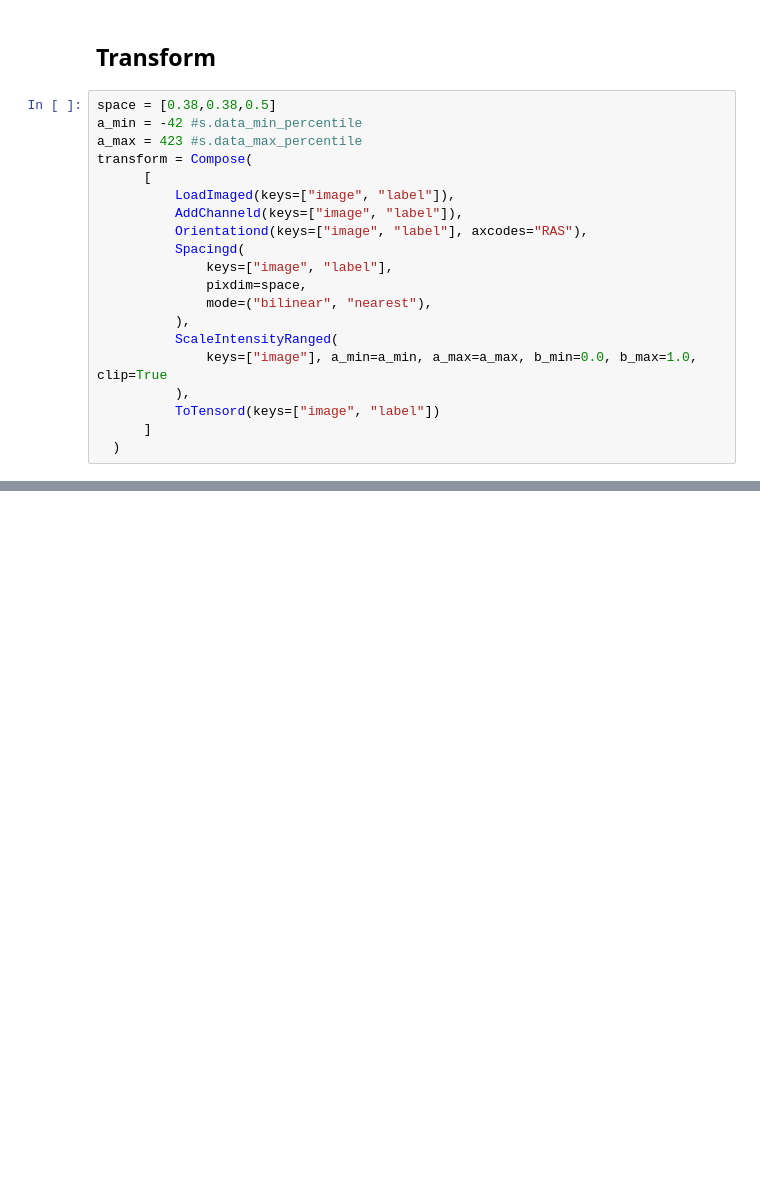
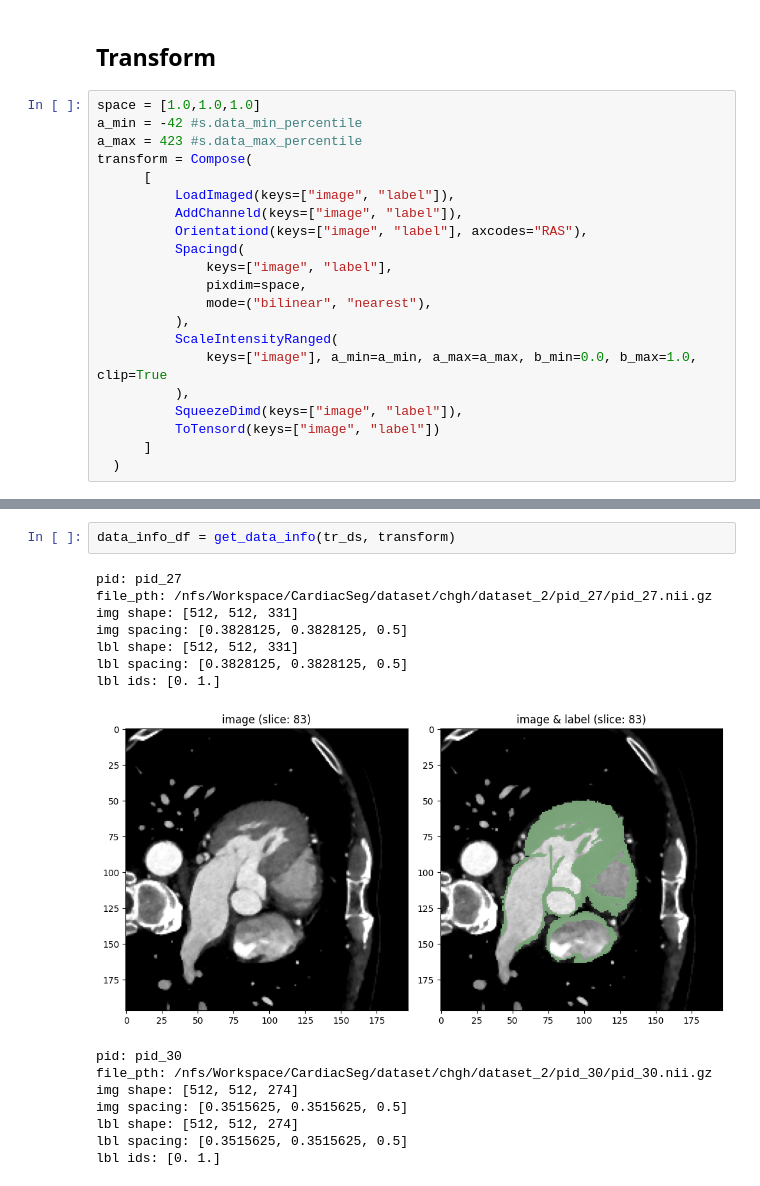
Before and after one commit to conflick0/CardiacSeg, a Jupyter notebook: exps/edas/chgh.ipynb, the cells around one changed output, grey strips where cells are left out. Cells and saved outputs as stored; diff of their text form; blank space fills up the shorter version.

```diff
--- a/exps/edas/chgh.ipynb
+++ b/exps/edas/chgh.ipynb
@@ -272,7 +200,7 @@ def show_data(data, alpha=0.5):
 # %% [markdown]
 ## Transform
 # %%
-space = [0.38,0.38,0.5]
+space = [1.0,1.0,1.0]
 a_min = -42 #s.data_min_percentile
 a_max = 423 #s.data_max_percentile
 transform = Compose(
@@ -288,6 +216,7 @@ transform = Compose(
           ScaleIntensityRanged(
               keys=["image"], a_min=a_min, a_max=a_max, b_min=0.0, b_max=1.0, clip=True
           ),
+          SqueezeDimd(keys=["image", "label"]),
           ToTensord(keys=["image", "label"])
       ]
   )
@@ -301,0 +223,18 @@ show_data(data)
+# %%
+data_info_df = get_data_info(tr_ds, transform)
+# %% [output]
+pid: pid_27
+file_pth: /nfs/Workspace/CardiacSeg/dataset/chgh/dataset_2/pid_27/pid_27.nii.gz
+img shape: [512, 512, 331]
+img spacing: [0.3828125, 0.3828125, 0.5]
+lbl shape: [512, 512, 331]
+lbl spacing: [0.3828125, 0.3828125, 0.5]
+lbl ids: [0. 1.]
+[figure, added]
+pid: pid_30
+file_pth: /nfs/Workspace/CardiacSeg/dataset/chgh/dataset_2/pid_30/pid_30.nii.gz
+img shape: [512, 512, 274]
+img spacing: [0.3515625, 0.3515625, 0.5]
+lbl shape: [512, 512, 274]
+lbl spacing: [0.3515625, 0.3515625, 0.5]
+lbl ids: [0. 1.]
```
Also changed, not shown: parts of 23 cells of this notebook, 1 other file.
